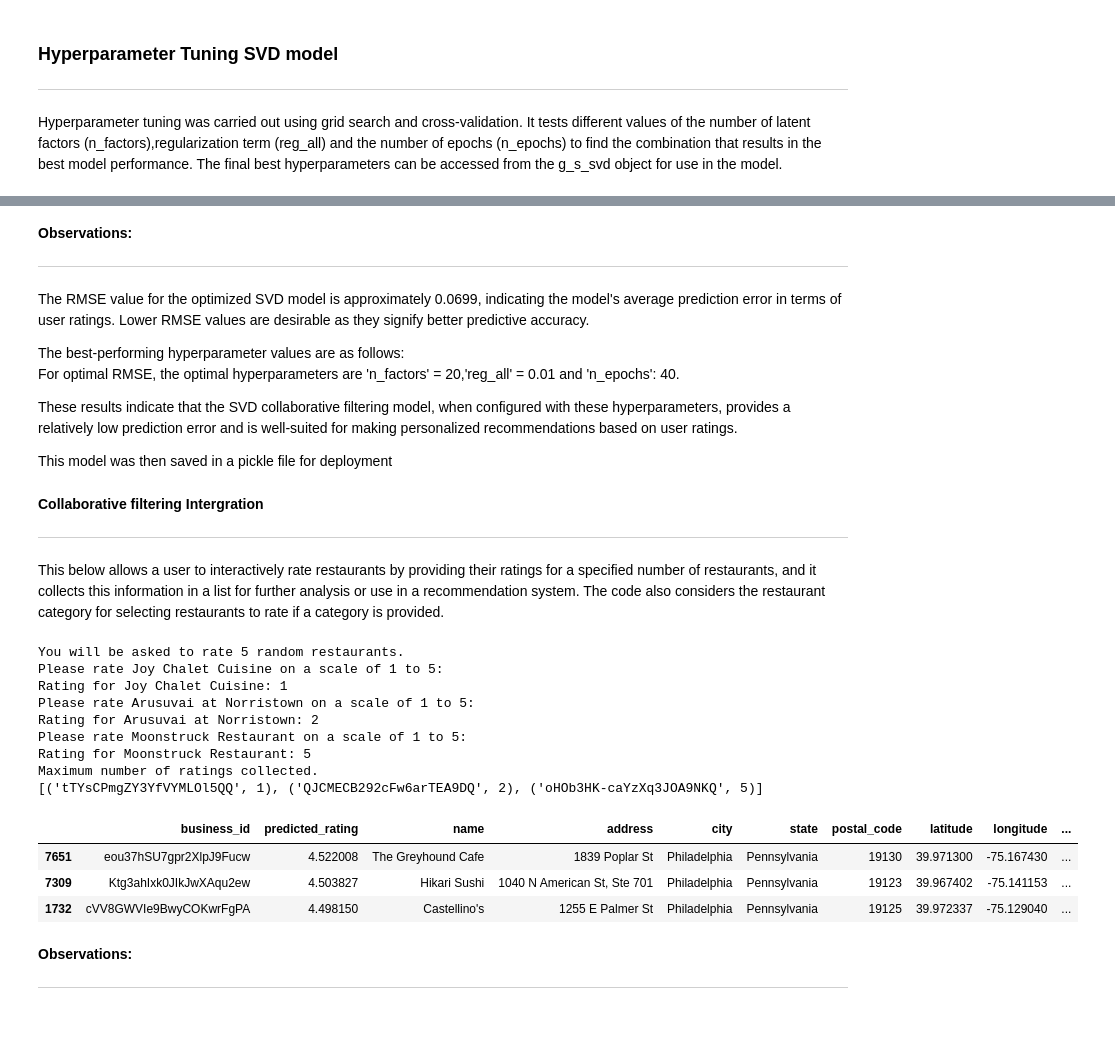
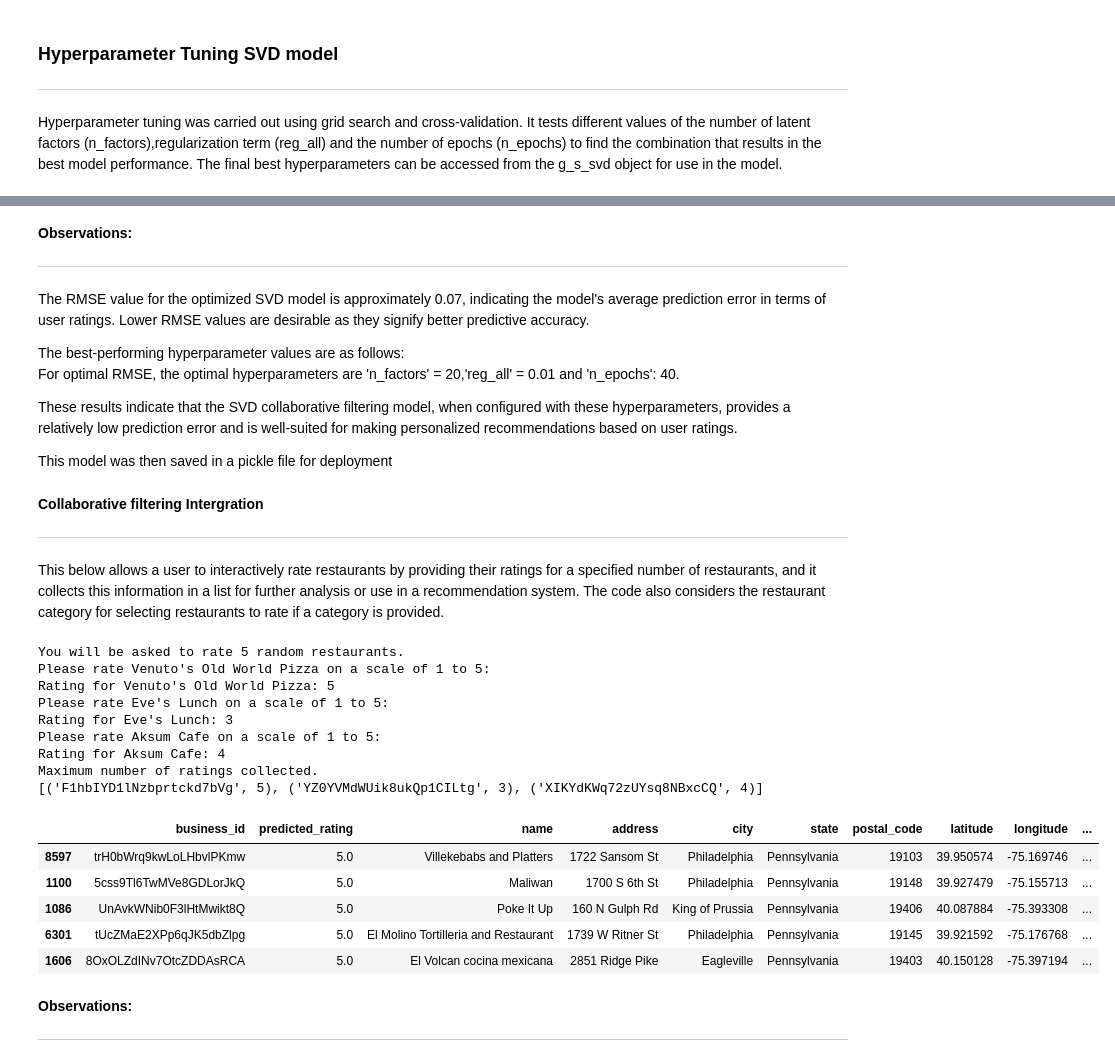
Before and after one commit to RonoHenry/Restaurant-Recommendation-System, a Jupyter notebook: Final Notebook.ipynb, the cells around one changed output, grey strips where cells are left out. Saved outputs shown, nothing was run; the diff lists cells and outputs as text; code cells hidden in the pictures; blank space fills up the shorter version.

```diff
--- a/Final Notebook.ipynb
+++ b/Final Notebook.ipynb
@@ -884,7 +896,7 @@ def preprocess(df):
     filtered_df=df.copy()
     # Combining the features into one column
     filtered_df['combined_features'] = (
-                                        filtered_df['attributes'] + " " +
+                                        filtered_df['categories'] + " " +
                                         filtered_df['attributes_true']
                                         )
     # resetting the index
@@ -1072,7 +1083,7 @@ Random Cuisine: Brazilian
 Here the tasks related to building a collaborative filtering recommendation system using the Surprise library are undertaken for collaborative filtering by selecting the relevant columns, importing the Surprise library, initializing a Reader object to specify the data format, and then loading the data into a Surprise Dataset object for further analysis and model building.
 # %%
 # Loading the users csv file
-users_data= pd.read_csv("data/users.csv")
+users_data= pd.read_csv("data/cleaned_users_data.csv")
 
 # summary information on data
 users_data.info()
@@ -1288,7 +1318,7 @@ with open('pickled_files/svd.pkl', 'wb') as file:
 **Observations:**
 ***
 
-The RMSE value for the optimized SVD model is approximately 0.0699, indicating the model's average prediction error in terms of user ratings. Lower RMSE values are desirable as they signify better predictive accuracy.
+The RMSE value for the optimized SVD model is approximately 0.07, indicating the model's average prediction error in terms of user ratings. Lower RMSE values are desirable as they signify better predictive accuracy.
 
 The best-performing hyperparameter values are as follows:
 For optimal RMSE, the optimal hyperparameters are 'n_factors' = 20,'reg_all' = 0.01 and 'n_epochs': 40.
@@ -1390,8 +1420,8 @@ def recommend_restaurants(user_id, rated_restaurants, all_restaurants_df=df, sta
     reader = Reader(rating_scale=(1, 5))
     data = Dataset.load_from_df(filtered_df[['user_id', 'business_id', 'rating']], reader)
 
-    trainset, testset = train_test_split(data, test_size=0.2, random_state=42)
-    # trainset = data.build_full_trainset()
+    # trainset, testset = train_test_split(data, test_size=0.2, random_state=42)
+    trainset = data.build_full_trainset()
 
     # Retrain the model
     model_4 = SVD(n_factors= 20, reg_all=0.01, n_epochs = 40, random_state=42)
@@ -1424,28 +1454,30 @@ user_ratings = collect_ratings(df, state="Pennsylvania")
 print(user_ratings)
 # %% [output]
 You will be asked to rate 5 random restaurants.
-Please rate Joy Chalet Cuisine on a scale of 1 to 5:
-Rating for Joy Chalet Cuisine: 1
-Please rate Arusuvai at Norristown on a scale of 1 to 5:
-Rating for Arusuvai at Norristown: 2
-Please rate Moonstruck Restaurant on a scale of 1 to 5:
-Rating for Moonstruck Restaurant: 5
+Please rate Venuto's Old World Pizza on a scale of 1 to 5:
+Rating for Venuto's Old World Pizza: 5
+Please rate Eve's Lunch on a scale of 1 to 5:
+Rating for Eve's Lunch: 3
+Please rate Aksum Cafe on a scale of 1 to 5:
+Rating for Aksum Cafe: 4
 Maximum number of ratings collected.
-[('tTYsCPmgZY3YfVYMLOl5QQ', 1), ('QJCMECB292cFw6arTEA9DQ', 2), ('oHOb3HK-caYzXq3JOA9NKQ', 5)]
+[('F1hbIYD1lNzbprtckd7bVg', 5), ('YZ0YVMdWUik8ukQp1CILtg', 3), ('XIKYdKWq72zUYsq8NBxcCQ', 4)]
 # %%
 # Entering user_id
 user_id = 'uu1651'
 
 # Recommendation based on state and ratings
 recommended_restaurants = recommend_restaurants(user_id=user_id, rated_restaurants=user_ratings, state= "Pennsylvania").drop_duplicates(subset='name')
 
 # Viewing the top 5 entries
-recommended_restaurants.head(3)
+recommended_restaurants.head()
 # %% [output]
 |  | business_id | predicted_rating | name | address | city | state | postal_code | latitude | longitude | ... |
-| 7651 | eou37hSU7gpr2XlpJ9Fucw | 4.522008 | The Greyhound Cafe | 1839 Poplar St | Philadelphia | Pennsylvania | 19130 | 39.971300 | -75.167430 | ... |
-| 7309 | Ktg3ahIxk0JIkJwXAqu2ew | 4.503827 | Hikari Sushi | 1040 N American St, Ste 701 | Philadelphia | Pennsylvania | 19123 | 39.967402 | -75.141153 | ... |
-| 1732 | cVV8GWVIe9BwyCOKwrFgPA | 4.498150 | Castellino's | 1255 E Palmer St | Philadelphia | Pennsylvania | 19125 | 39.972337 | -75.129040 | ... |
+| 8597 | trH0bWrq9kwLoLHbvlPKmw | 5.0 | Villekebabs and Platters | 1722 Sansom St | Philadelphia | Pennsylvania | 19103 | 39.950574 | -75.169746 | ... |
+| 1100 | 5css9Tl6TwMVe8GDLorJkQ | 5.0 | Maliwan | 1700 S 6th St | Philadelphia | Pennsylvania | 19148 | 39.927479 | -75.155713 | ... |
+| 1086 | UnAvkWNib0F3lHtMwikt8Q | 5.0 | Poke It Up | 160 N Gulph Rd | King of Prussia | Pennsylvania | 19406 | 40.087884 | -75.393308 | ... |
+| 6301 | tUcZMaE2XPp6qJK5dbZlpg | 5.0 | El Molino Tortilleria and Restaurant | 1739 W Ritner St | Philadelphia | Pennsylvania | 19145 | 39.921592 | -75.176768 | ... |
+| 1606 | 8OxOLZdINv7OtcZDDAsRCA | 5.0 | El Volcan cocina mexicana | 2851 Ridge Pike | Eagleville | Pennsylvania | 19403 | 40.150128 | -75.397194 | ... |
 # %% [markdown]
 **Observations:**
 ***
```
Also changed, not shown: parts of 20 cells of this notebook.
